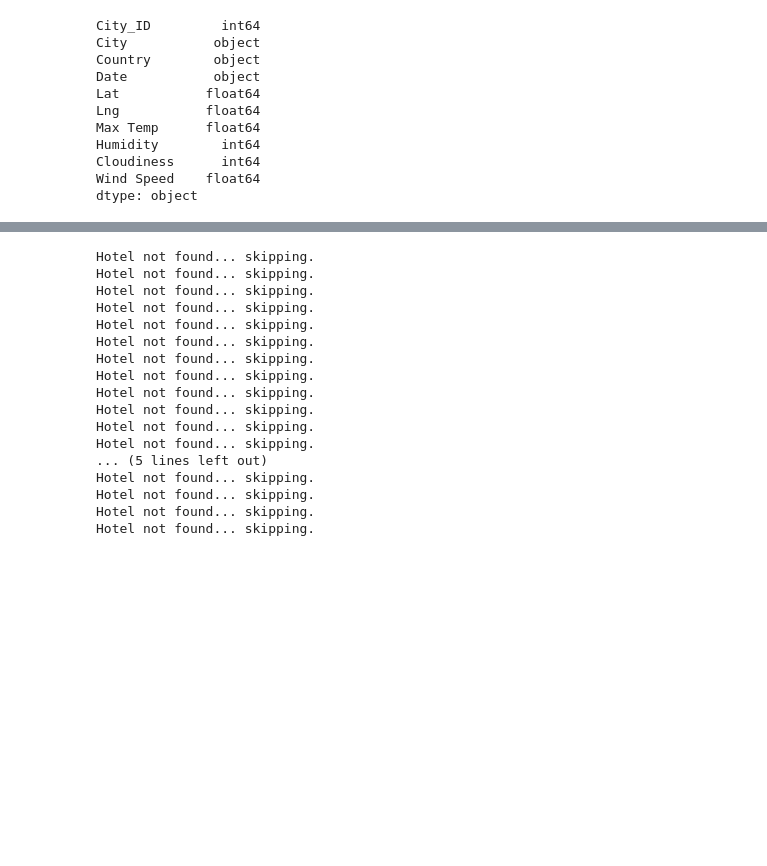
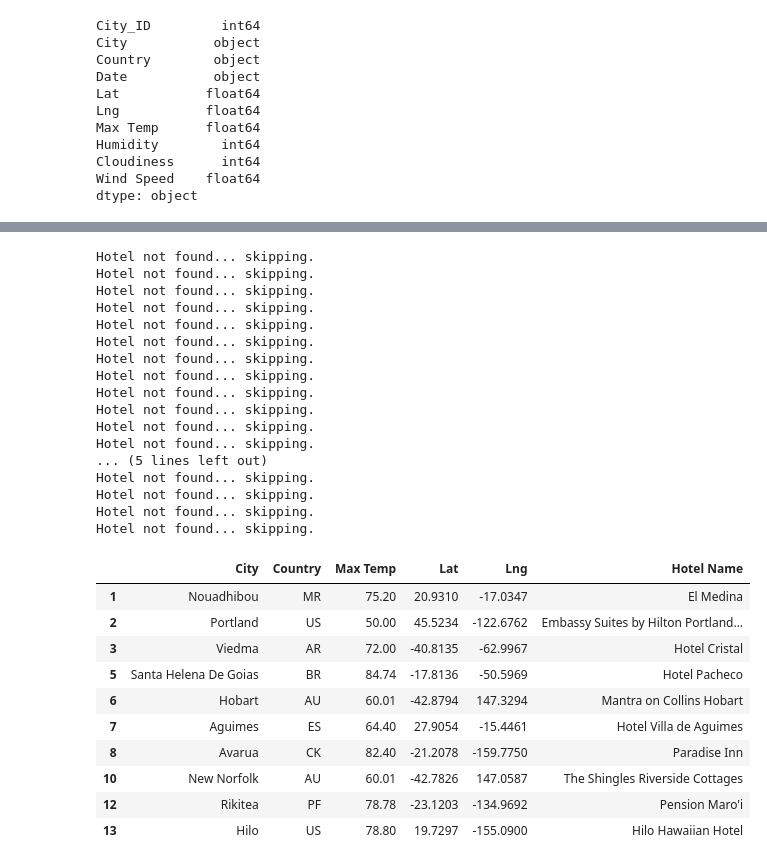
Before and after one commit to whitneyshine/World_Weather_Analysis, a Jupyter notebook: VacationPy.ipynb, the cells around one changed output, grey strips where cells are left out. Cells and saved outputs as stored; diff of their text form; code cells hidden in the pictures; blank space fills up the shorter version.

```diff
--- a/VacationPy.ipynb
+++ b/VacationPy.ipynb
@@ -164,33 +164,46 @@ for index, row in hotel_df.iterrows():
     # Add the latitude and longitude to location key for the params dictionary.
     params["location"] = f"{lat},{lng}"
 
     # Use the search term: "lodging" and our latitude and longitude.
     base_url = "https://maps.googleapis.com/maps/api/place/nearbysearch/json"
     # Make request and get the JSON data from the search.
     hotels = requests.get(base_url, params=params).json()
     # Grab the first hotel from the results and store the name.
     try:
         hotel_df.loc[index, "Hotel Name"] = hotels["results"][0]["name"]
+
     except (IndexError):
         print("Hotel not found... skipping.")
+hotel_df.head(10)
 # %% [output]
 Hotel not found... skipping.
 Hotel not found... skipping.
 Hotel not found... skipping.
 Hotel not found... skipping.
 Hotel not found... skipping.
 Hotel not found... skipping.
 Hotel not found... skipping.
 Hotel not found... skipping.
 Hotel not found... skipping.
 Hotel not found... skipping.
 Hotel not found... skipping.
 Hotel not found... skipping.
 ... (5 lines left out)
 Hotel not found... skipping.
 Hotel not found... skipping.
 Hotel not found... skipping.
 Hotel not found... skipping.
+|  | City | Country | Max Temp | Lat | Lng | Hotel Name |
+| 1 | Nouadhibou | MR | 75.20 | 20.9310 | -17.0347 | El Medina |
+| 2 | Portland | US | 50.00 | 45.5234 | -122.6762 | Embassy Suites by Hilton Portland... |
+| 3 | Viedma | AR | 72.00 | -40.8135 | -62.9967 | Hotel Cristal |
+| 5 | Santa Helena De Goias | BR | 84.74 | -17.8136 | -50.5969 | Hotel Pacheco |
+| 6 | Hobart | AU | 60.01 | -42.8794 | 147.3294 | Mantra on Collins Hobart |
+| 7 | Aguimes | ES | 64.40 | 27.9054 | -15.4461 | Hotel Villa de Aguimes |
+| 8 | Avarua | CK | 82.40 | -21.2078 | -159.7750 | Paradise Inn |
+| 10 | New Norfolk | AU | 60.01 | -42.7826 | 147.0587 | The Shingles Riverside Cottages |
+| 12 | Rikitea | PF | 78.78 | -23.1203 | -134.9692 | Pension Maro'i |
+| 13 | Hilo | US | 78.80 | 19.7297 | -155.0900 | Hilo Hawaiian Hotel |
 # %%
 # Add a heatmap of temperature for the vacation spots.
 locations = hotel_df[["Lat", "Lng"]]
```
Also changed, not shown: parts of 5 cells of this notebook, 14 other files.
